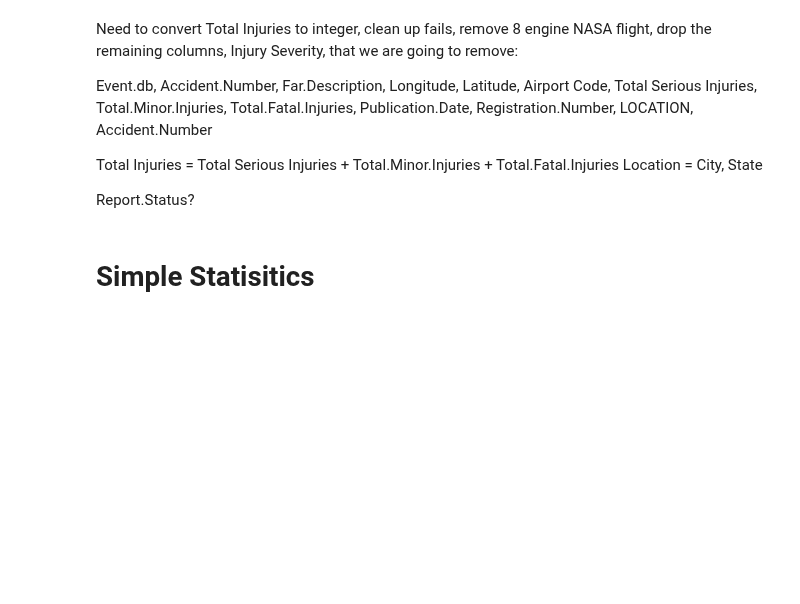
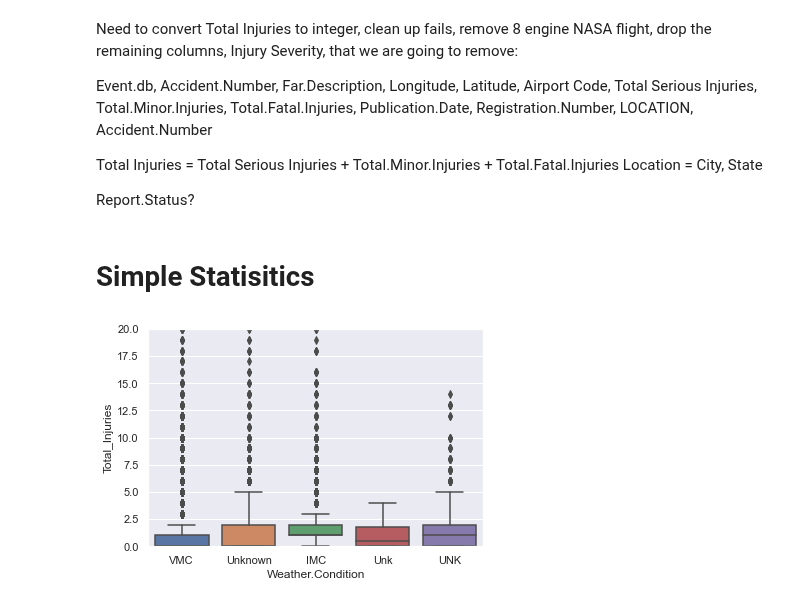
Before and after one commit to sajmera9/MachineLearning1, a Jupyter notebook: Lab 1 - Visualization and Preprocessing .ipynb, the cells around one changed output. Drawn from its saved outputs; the diff is of its cells as text; code cells hidden in the pictures; blank space fills up the shorter version.

Commit message:
added a box plot

```diff
--- a/Lab 1 - Visualization and Preprocessing .ipynb
+++ b/Lab 1 - Visualization and Preprocessing .ipynb
@@ -392,3 +392,12 @@ rc_aviation.plot.scatter("Total_Injuries","Total.Uninjured")
 #looking at accidents by Country
 aviation_country = rc_aviation['Country'].groupby(rc_aviation['Country']).count()
 aviation_country
+# %%
+#Box plot for weather condition  of the flight
+# might be good to limit the size of the axis
+
+sns.boxplot( x=rc_aviation["Weather.Condition"], y=rc_aviation["Total_Injuries"] );
+plt.ylim(0, 20)
+plt.show()
+# %% [output]
+[figure, added]
```
